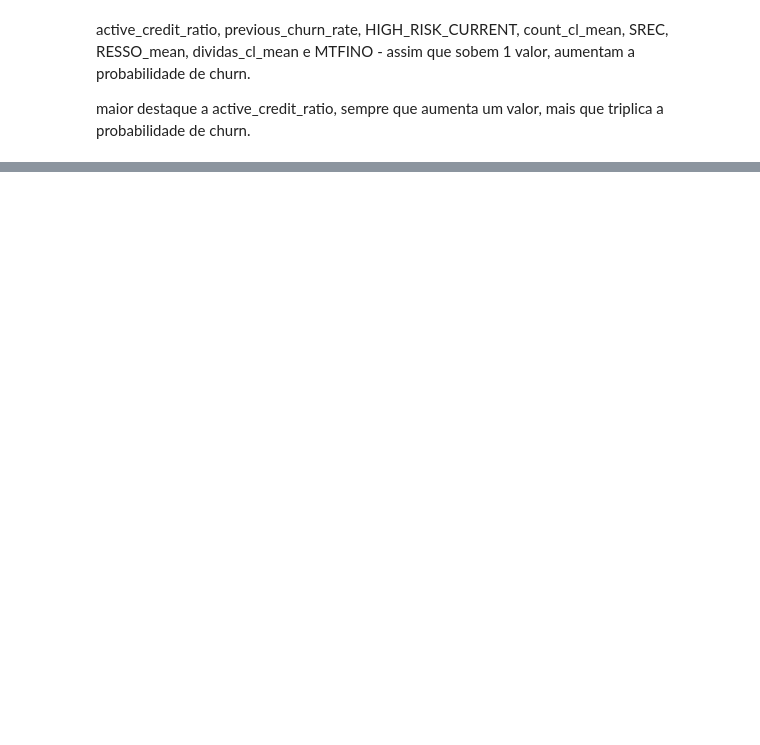
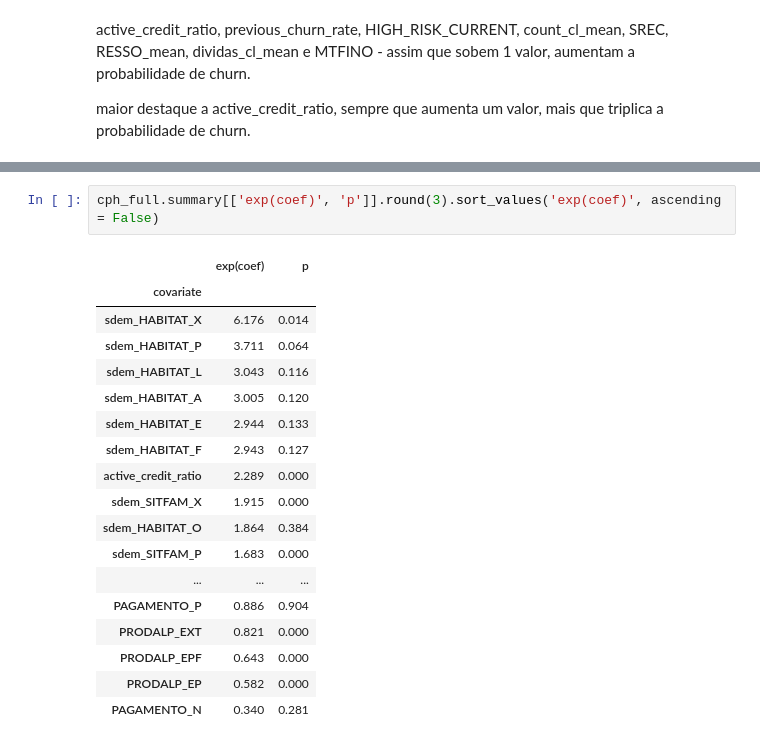
Before and after one commit to Alanog10/BNP-Paribas, a Jupyter notebook: Classification João.ipynb, the cells around one changed output, grey strips where cells are left out. Saved outputs shown, nothing was run; the diff lists cells and outputs as text; blank space fills up the shorter version.

```diff
--- a/Classification João.ipynb
+++ b/Classification João.ipynb
@@ -561,0 +599,21 @@ maior destaque a active_credit_ratio, sempre que aumenta um valor, mais que trip
+# %%
+cph_full.summary[['exp(coef)', 'p']].round(3).sort_values('exp(coef)', ascending = False)
+# %% [output]
+|  | exp(coef) | p |
+| covariate |  |  |
+| sdem_HABITAT_X | 6.176 | 0.014 |
+| sdem_HABITAT_P | 3.711 | 0.064 |
+| sdem_HABITAT_L | 3.043 | 0.116 |
+| sdem_HABITAT_A | 3.005 | 0.120 |
+| sdem_HABITAT_E | 2.944 | 0.133 |
+| sdem_HABITAT_F | 2.943 | 0.127 |
+| active_credit_ratio | 2.289 | 0.000 |
+| sdem_SITFAM_X | 1.915 | 0.000 |
+| sdem_HABITAT_O | 1.864 | 0.384 |
+| sdem_SITFAM_P | 1.683 | 0.000 |
+| ... | ... | ... |
+| PAGAMENTO_P | 0.886 | 0.904 |
+| PRODALP_EXT | 0.821 | 0.000 |
+| PRODALP_EPF | 0.643 | 0.000 |
+| PRODALP_EP | 0.582 | 0.000 |
+| PAGAMENTO_N | 0.340 | 0.281 |
```
Also changed, not shown: parts of 14 cells of this notebook.
